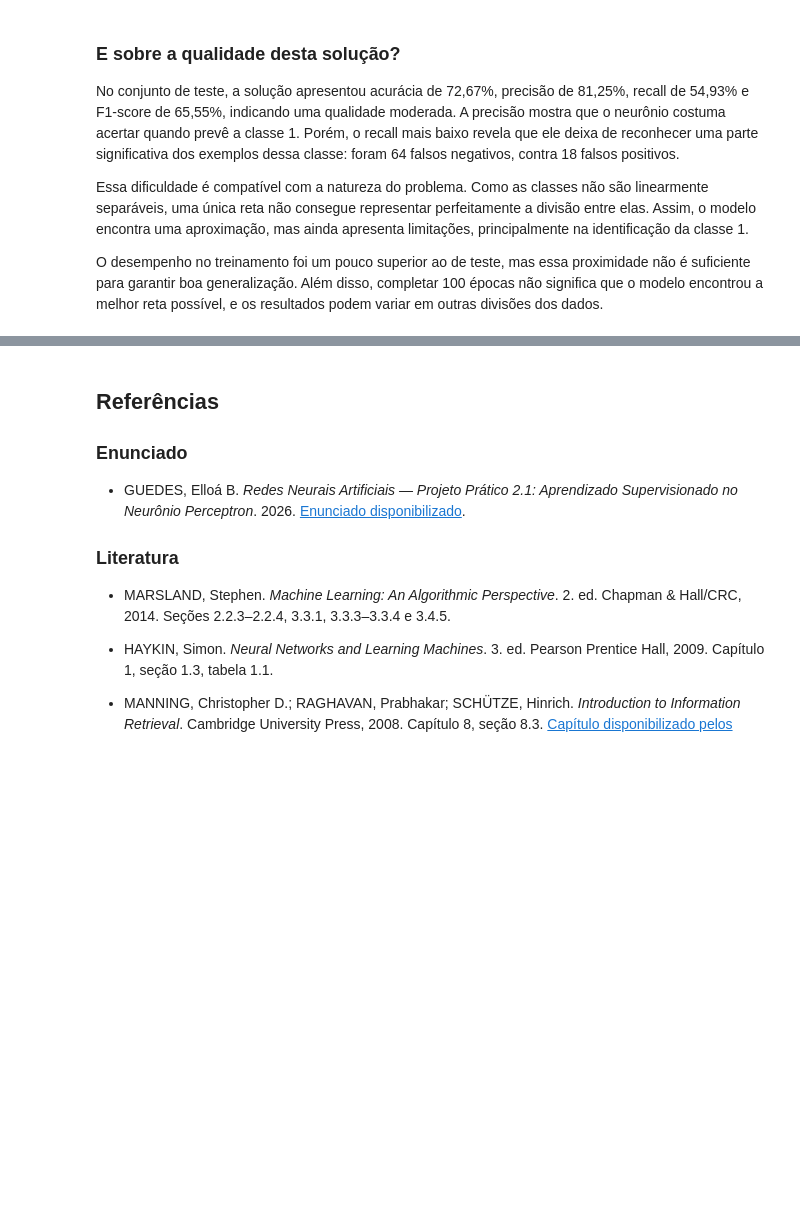
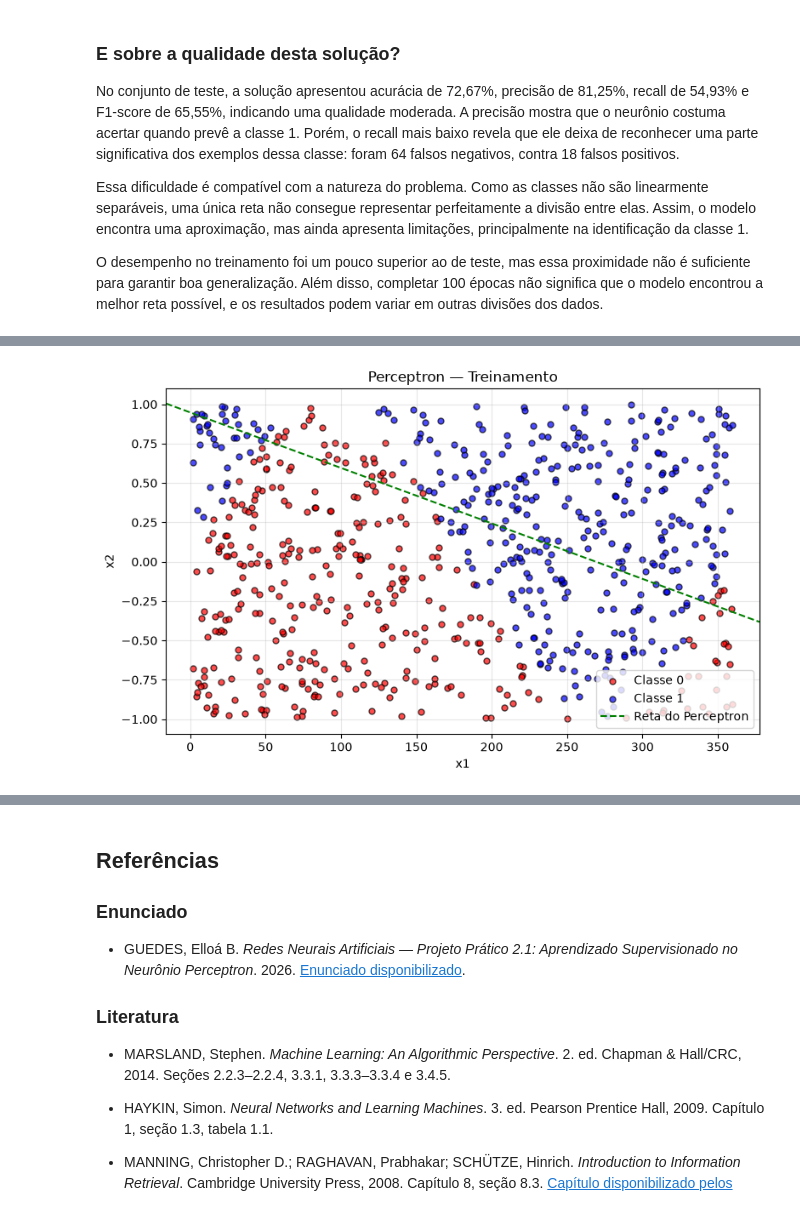
Before and after one commit to bernardo-gontijo/Projeto-Pratico-2.1, a Jupyter notebook: BERNARDO_GONTIJO_FERNANDES_e_MATEUS_CABRAL_PINHEIRO_RNA_2026.2_PP2.1.ipynb, the cells around one changed output, grey strips where cells are left out. Saved outputs shown, nothing was run; the diff lists cells and outputs as text; code cells hidden in the pictures; blank space fills up the shorter version.

Commit message:
refactor: simplifica exibicao dos graficos de treinamento e teste

```diff
--- a/BERNARDO_GONTIJO_FERNANDES_e_MATEUS_CABRAL_PINHEIRO_RNA_2026.2_PP2.1.ipynb
+++ b/BERNARDO_GONTIJO_FERNANDES_e_MATEUS_CABRAL_PINHEIRO_RNA_2026.2_PP2.1.ipynb
@@ -996,88 +977,50 @@ Os gráficos utilizarão os mesmos limites nos eixos para facilitar a comparaç
 # %%
-# Converte os pesos das coordenadas padronizadas
-# para as coordenadas originais.
+# Converte os pesos para as coordenadas originais.
 pesos_originais = modelo_holdout.w_.copy()
+pesos_originais[1:] /= escala_treino
+pesos_originais[0] -= np.dot(pesos_originais[1:], media_treino)
 
-pesos_originais[1:] = (
-    modelo_holdout.w_[1:] / escala_treino
-)
+# Define limites comuns, com margem de 5%.
+margem = 0.05 * np.ptp(X_holdout, axis=0)
+minimos = X_holdout.min(axis=0) - margem
+maximos = X_holdout.max(axis=0) + margem
 
-pesos_originais[0] = (
-    modelo_holdout.w_[0]
-    - np.dot(pesos_originais[1:], media_treino)
-)
+limites_x = (minimos[0], maximos[0])
+limites_y = (minimos[1], maximos[1])
 
-bias, w1, w2 = pesos_originais
 
-# Limites comuns aos gráficos, com uma margem de 5%.
-margens = 0.05 * np.ptp(X_holdout, axis=0)
+def mostrar_solucao(entradas, rotulos, titulo):
+    plt.figure(figsize=(8, 5))
 
-limites_x = (
-    X_holdout[:, 0].min() - margens[0],
-    X_holdout[:, 0].max() + margens[0]
-)
-
-limites_y = (
-    X_holdout[:, 1].min() - margens[1],
-    X_holdout[:, 1].max() + margens[1]
-)
-
-fig, eixos = plt.subplots(
-    1,
-    2,
-    figsize=(13, 5),
-    sharex=True,
-    sharey=True
-)
-
-for ax, entradas, rotulos, titulo in [
-    (eixos[0], X_treino, y_treino, "Treinamento"),
-    (eixos[1], X_teste, y_teste, "Teste")
-]:
     for classe, cor in [(0, "red"), (1, "blue")]:
         pontos = entradas[rotulos == classe]
 
-        ax.scatter(
-            pontos[:, 0],
-            pontos[:, 1],
+        plt.scatter(
+            pontos[:, 0], pontos[:, 1],
             color=cor,
             label=f"Classe {classe}",
-            s=22,
-            alpha=0.65
+            s=25,
+            alpha=0.7,
+            edgecolors="black"
         )
 
-    if w2 != 0:
-        x1 = np.linspace(*limites_x, 200)
-        x2 = -(bias + w1 * x1) / w2
+    plot_decision_boundary(pesos_originais, limites_x)
 
-        ax.plot(
-            x1,
-            x2,
-            "g--",
-            label="Reta do Perceptron"
-        )
+    plt.xlim(limites_x)
+    plt.ylim(limites_y)
+    plt.xlabel("x1")
+    plt.ylabel("x2")
+    plt.title(titulo)
+    plt.legend()
+    plt.grid(alpha=0.3)
+    plt.tight_layout()
+    plt.show()
 
-    elif w1 != 0:
-        ax.axvline(
-            -bias / w1,
-            color="green",
-            linestyle="--",
-            label="Reta do Perceptron"
-        )
 
-    ax.set(
-        xlim=limites_x,
-        ylim=limites_y,
-        xlabel="x1",
-        ylabel="x2",
-        title=titulo
-    )
-
-    ax.legend()
-    ax.grid(alpha=0.3)
-
-plt.tight_layout()
-plt.show()
+mostrar_solucao(X_treino, y_treino, "Perceptron — Treinamento")
+mostrar_solucao(X_teste, y_teste, "Perceptron — Teste")
 
 print("Pesos nas coordenadas originais [bias, w1, w2]:")
 print(pesos_originais)
+# %% [output]
+[figure, added]
```
Also changed, not shown: parts of 2 cells of this notebook.
